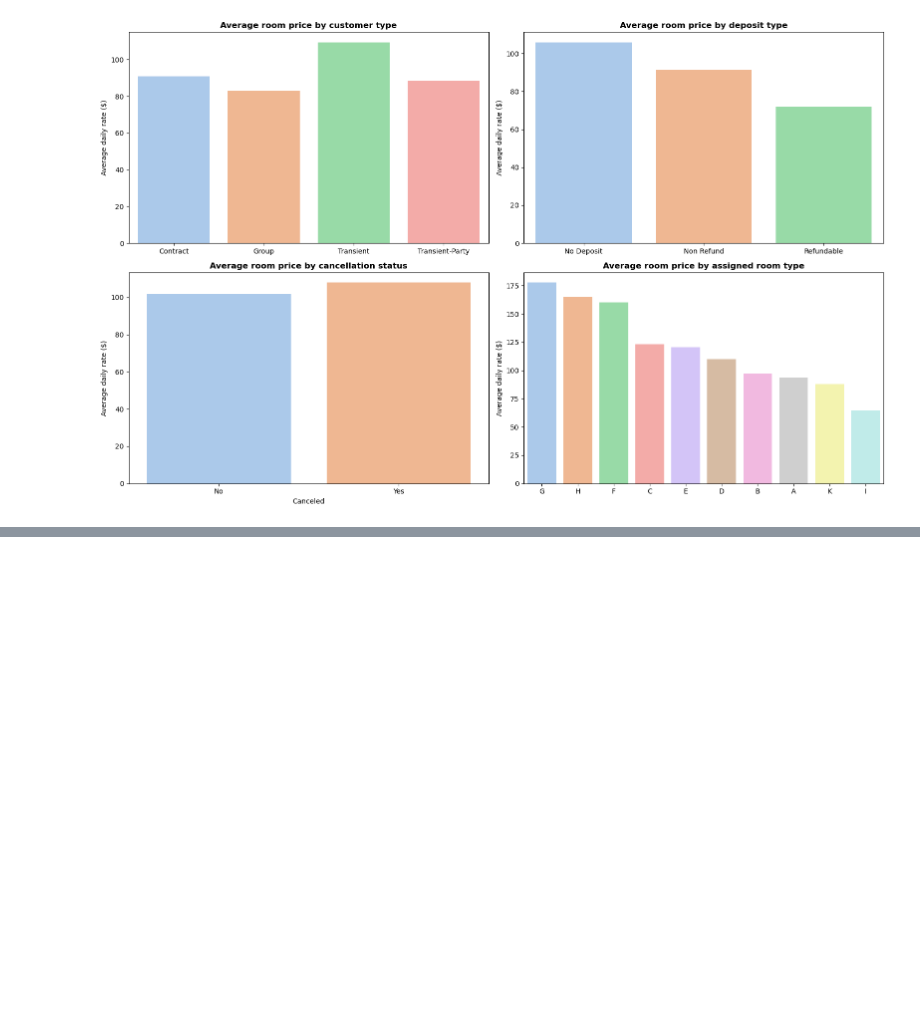
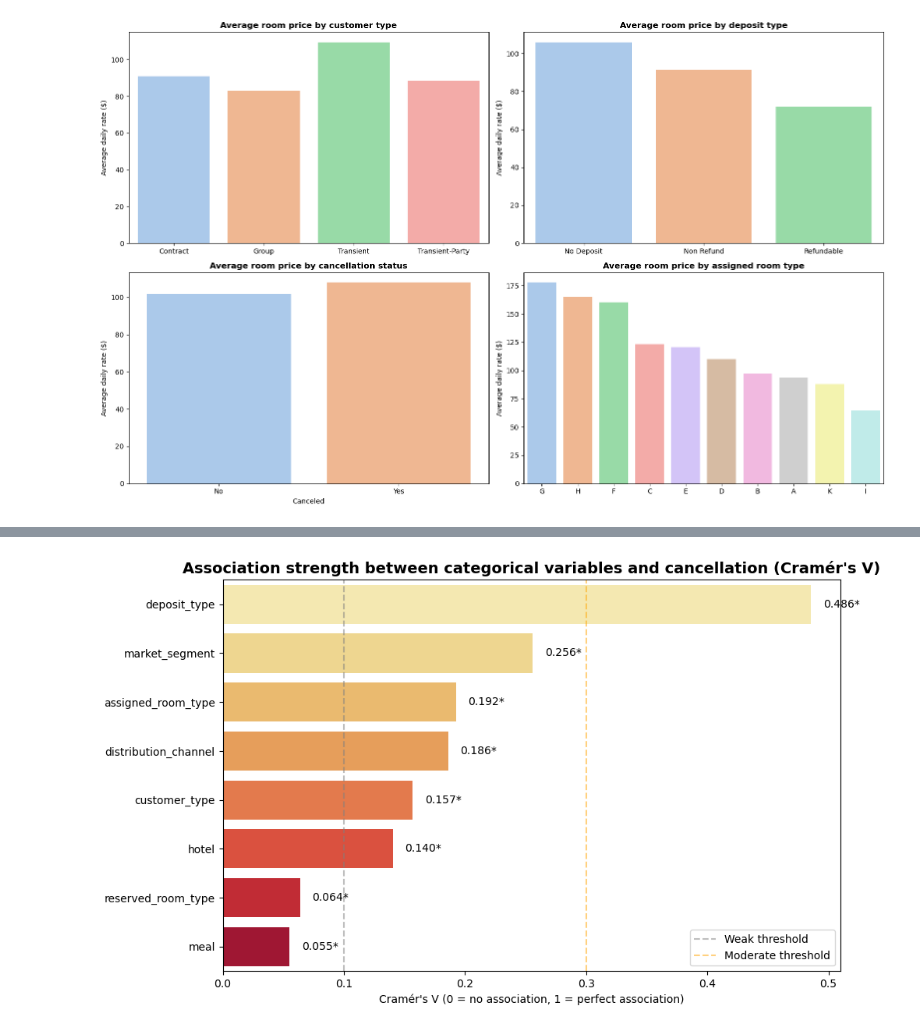
Before and after one commit to luciledubarry/Hotel_booking_analysis, a Jupyter notebook: hotel_booking_analysis.ipynb, the cells around one changed output, grey strips where cells are left out. Drawn from its saved outputs; the diff is of its cells as text; code cells hidden in the pictures; blank space fills up the shorter version.

```diff
--- a/hotel_booking_analysis.ipynb
+++ b/hotel_booking_analysis.ipynb
@@ -382,0 +448,27 @@ plt.show()
+# %%
+# Visualization of Cramér's V for categorical variables
+plt.figure(figsize=(10, 6))
+ax = sns.barplot(
+    data=chi_square_df,
+    x="Cramér's V",
+    y='Variable',
+    hue='Variable',
+    palette='YlOrRd',
+    legend=False
+)
+
+# Add value labels on bars
+for i, (v, sig) in enumerate(zip(chi_square_df["Cramér's V"], chi_square_df['Significant'])):
+    label = f"{v:.3f}{'*' if sig == 'Yes' else ''}"
+    ax.text(v + 0.01, i, label, va='center', fontsize=10)
+
+plt.title("Association strength between categorical variables and cancellation (Cramér's V)", fontsize=14, fontweight='bold')
+plt.xlabel("Cramér's V (0 = no association, 1 = perfect association)")
+plt.ylabel("")
+plt.axvline(x=0.1, color='gray', linestyle='--', alpha=0.5, label='Weak threshold')
+plt.axvline(x=0.3, color='orange', linestyle='--', alpha=0.5, label='Moderate threshold')
+plt.legend()
+plt.tight_layout()
+plt.show()
+# %% [output]
+[figure, added]
```
Also changed, not shown: parts of 13 cells of this notebook.
